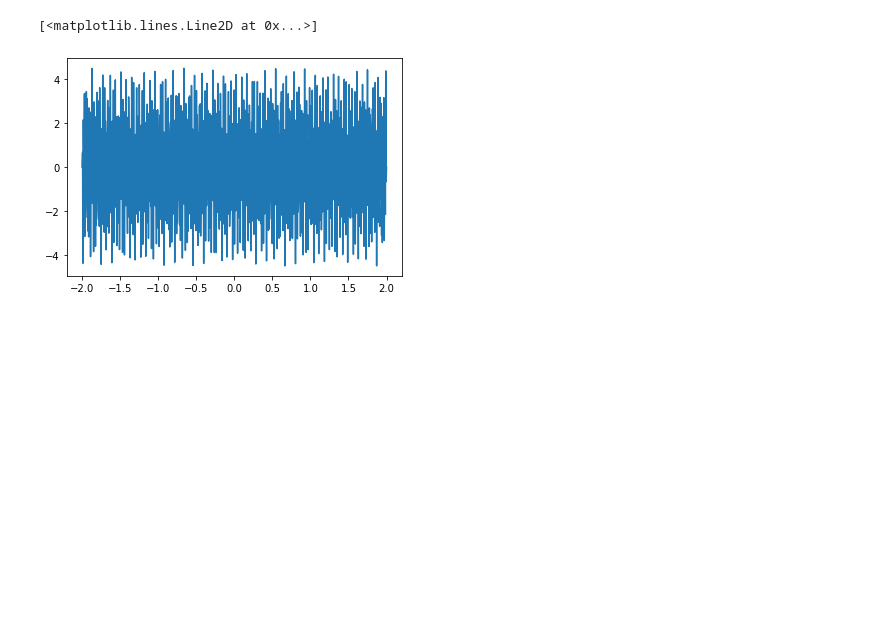
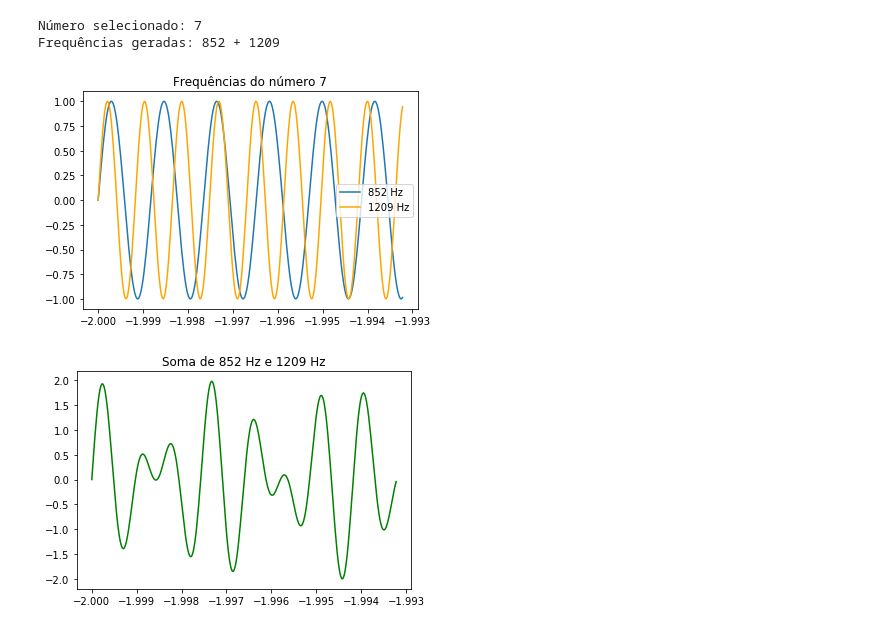
Before and after one commit to Bilbia/DTMF, a Jupyter notebook: emissor.ipynb, the cells around one changed output. Saved outputs shown, nothing was run; the diff lists cells and outputs as text; code cells hidden in the pictures; blank space fills up the shorter version.

```diff
--- a/emissor.ipynb
+++ b/emissor.ipynb
@@ -25,12 +26,38 @@ frequencies[9] = [852, 1477]
 # %%
 num = int(input("Selecione um número de 0 a 9: "))
 print("Número selecionado: {}".format(num))
-fs  = 200   # pontos por segundo (frequência de amostragem)
+fs  = 44100   # pontos por segundo (frequência de amostragem)
 A   = 1.5   # Amplitude
 F   = 1     # Hz
 T   = 4     # Tempo em que o seno será gerado
 t   = np.linspace(-T/2,T/2,T*fs)
 
 freq_1 = frequencies[num][0]
 freq_2 = frequencies[num][1]
 print("Frequências geradas: {} + {}".format(freq_1, freq_2))
+
+# time.sleep(2)
+winsound.Beep(freq_1, 500)
+time.sleep(1)
+winsound.Beep(freq_2, 500)
+
+x1, y1 = sbs.generateSin(freq_1, T, fs)
+x2, y2 = sbs.generateSin(freq_2, T, fs)
+y = y1 + y2
+
+plt.figure()
+plt.plot(t[:300], y1[:300], label= ("{} Hz".format(freq_1)))
+plt.plot(t[:300], y2[:300], 'orange', label = ("{} Hz".format(freq_2)))
+plt.legend()
+plt.title("Frequências do número {}".format(num))
+plt.show()
+
+plt.figure()
+plt.plot(t[:300], y[:300], 'green')
+plt.title("Soma de {0} Hz e {1} Hz".format(freq_1, freq_2))
+plt.show()
+# %% [output]
+Número selecionado: 7
+Frequências geradas: 852 + 1209
+[figure, added]
+[figure, added]
@@ -40,10 +63,0 @@ winsound.Beep(freq_2, 1000)
-# %%
-x1, y1 = sbs.generateSin(freq_1, A, T, fs)
-x2, y2 = sbs.generateSin(freq_2, A, T, fs)
-
-y = y1 + 2*y2
-plt.figure()
-plt.plot(t, y)
-# %% [output]
-[<matplotlib.lines.Line2D at 0x...>]
-[figure, removed]
```
Also changed, not shown: parts of 2 cells of this notebook, 3 other files.
